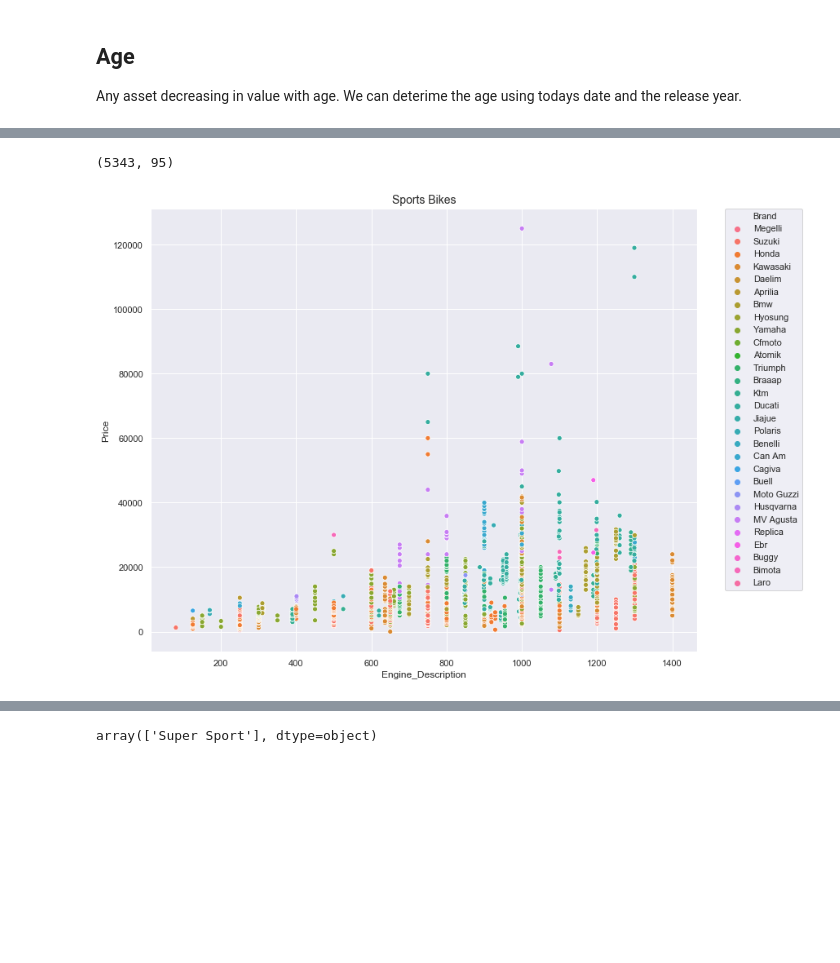
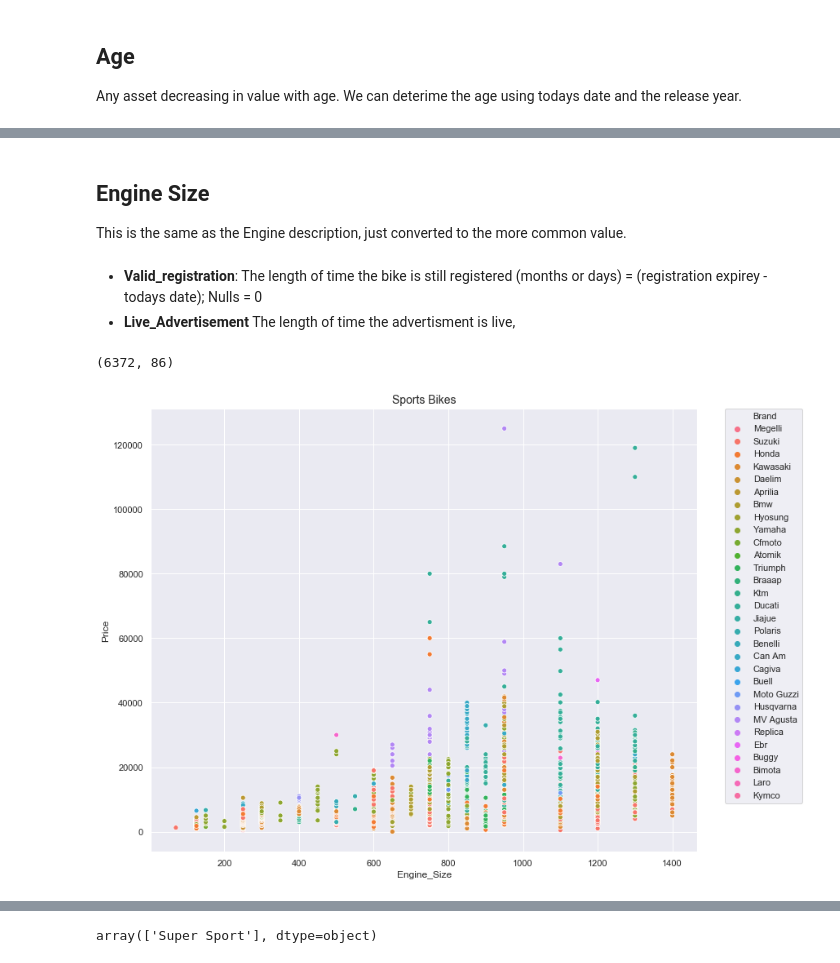
Before and after one commit to beaubellamy/BikeSales, a Jupyter notebook: BikeSales Feature Enginneering.ipynb, the cells around one changed output, grey strips where cells are left out. Cells and saved outputs as stored; diff of their text form; code cells hidden in the pictures; blank space fills up the shorter version.

```diff
--- a/BikeSales Feature Enginneering.ipynb
+++ b/BikeSales Feature Enginneering.ipynb
@@ -100 +103,7 @@ df.drop(['Release_Year'], axis=1, inplace=True)
+# %%
+days = (df['Last_Seen'] - df['First_Seen'])
+df['Live_Add'] = days.astype('timedelta64[D]')
+
+# Correct for bike that have not been sold yet
+#df['Time_to_Sale'][(df['Last_Seen'] == df['Last_Seen'].max()) == True] = 999
 # %% [markdown]
@@ -103,6 +112,5 @@ This will be the time it takes to sell the bike. We can assume the bike is sold
-# %%
-days = (df['Last_Seen'] - df['First_Seen'])
-df['Time_to_Sale'] = days.astype('timedelta64[D]')
-
-# Correct for bike that have not been sold yet
-df['Time_to_Sale'][(df['Last_Seen'] == df['Last_Seen'].max()) == True] = 0
+# %%
+df['Sold'] = 'For Sale'
+df['Sold'][(df['Last_Seen'] != df['Last_Seen'].max()) == True] = 'Sold'
+
+df[['Live_Add','Sold','Last_Seen']].sample(10)
@@ -109,3 +129,21 @@ df['Time_to_Sale'][(df['Last_Seen'] == df['Last_Seen'].max()) == True] = 0
+# %% [markdown]
+## Engine Size
+This is the same as the Engine description, just converted to the more common value.
+# %%
+
+allbins =[0,65,80,90,110,130,180,225,270,320,370,420,470,520,570,625,675,730,820,870,920,970,
+          1050,1150,1250,1350,1450,1550,1650,1750,1850,1950,2050,2250,2400]
+labels = [50,70,90,100,125,150,200,250,300,350,400,450,500,550,600,650,700,750,800,850,900,950,
+          1100,1200,1300,1400,1500,1600,1700,1800,1900,2000,2100,2300]
+
+df['Engine_Size'] = pd.to_numeric(pd.cut(df['Engine_Description'],
+                                    bins=allbins,
+                                    labels=labels))
+
+df.drop(['Engine_Description'], axis=1, inplace=True)
+# %% [markdown]
+- **Valid_registration**: The length of time the bike is still registered (months or days) = (registration expirey - todays date); Nulls = 0
+- **Live_Advertisement** The length of time the advertisment is live,
 # %%
 
 df.to_csv('Bikesales_Features.csv',index=False)
@@ -158,7 +196,7 @@ def plot_correlation_matrix(data,figsize=(15,15)):
 sport = df[df['Body'].str.contains('Sport') == True]
 sport.shape
 # %% [output]
-(5343, 95)
+(6372, 86)
 # %%
 def scatter(data,x,y,hue=None,title='',figsize=(12,10)):
     ax = plt.figure(figsize=figsize)
@@ -174,7 +212,7 @@ def count_plot(data, feature,figsize=(12,10)):
     ax.set_ylabel('Counts');
     ax.set_title('Distribution of '+feature);
 # %%
-scatter(sport,'Engine_Description','Price',hue='Brand',title='Sports Bikes')
+scatter(sport,'Engine_Size','Price',hue='Brand',title='Sports Bikes')
 # %% [output]
-[figure, old version]
+[figure, new version]
 # %%
```
Also changed, not shown: parts of 31 cells of this notebook, 4 other files.
